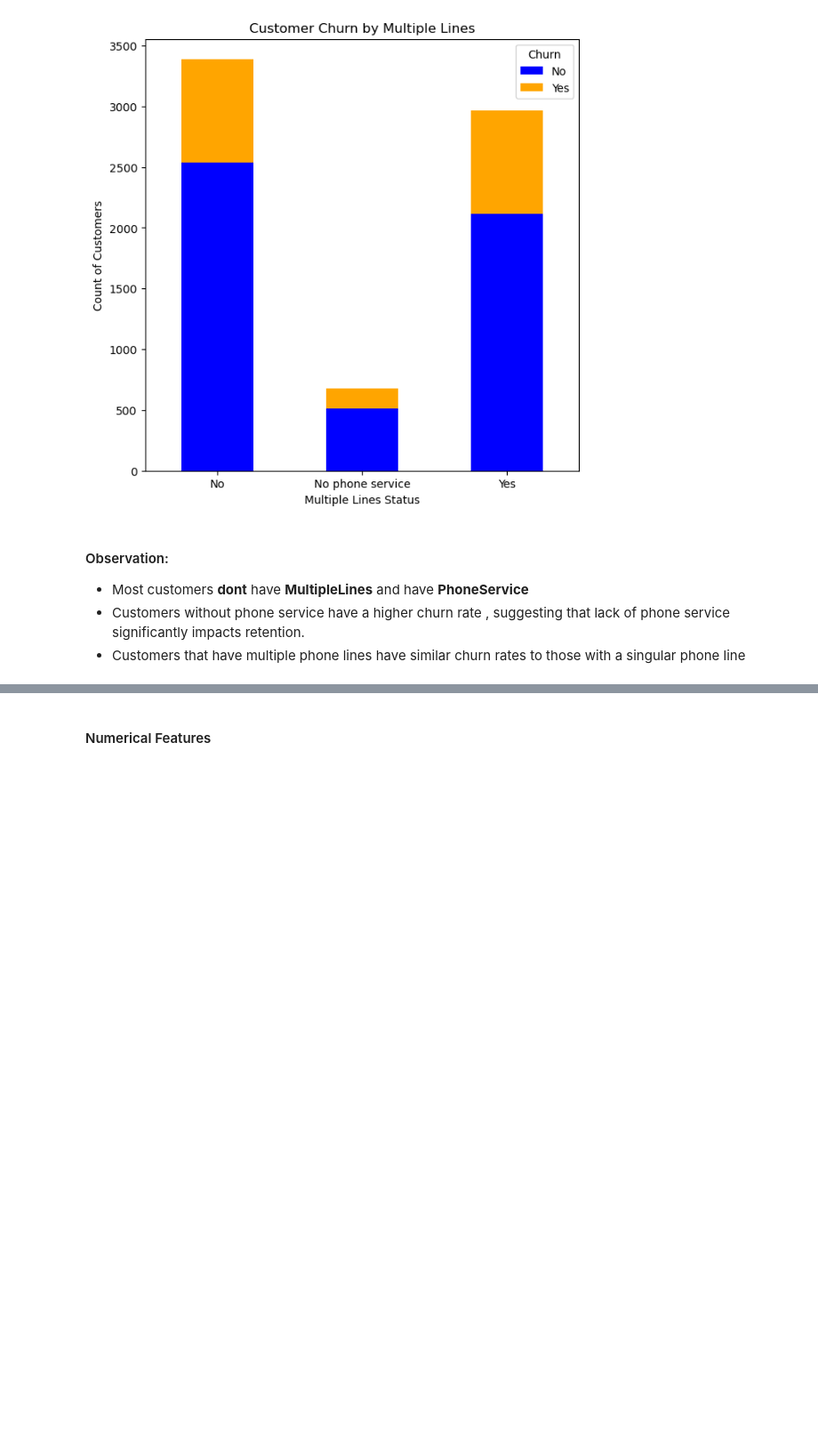
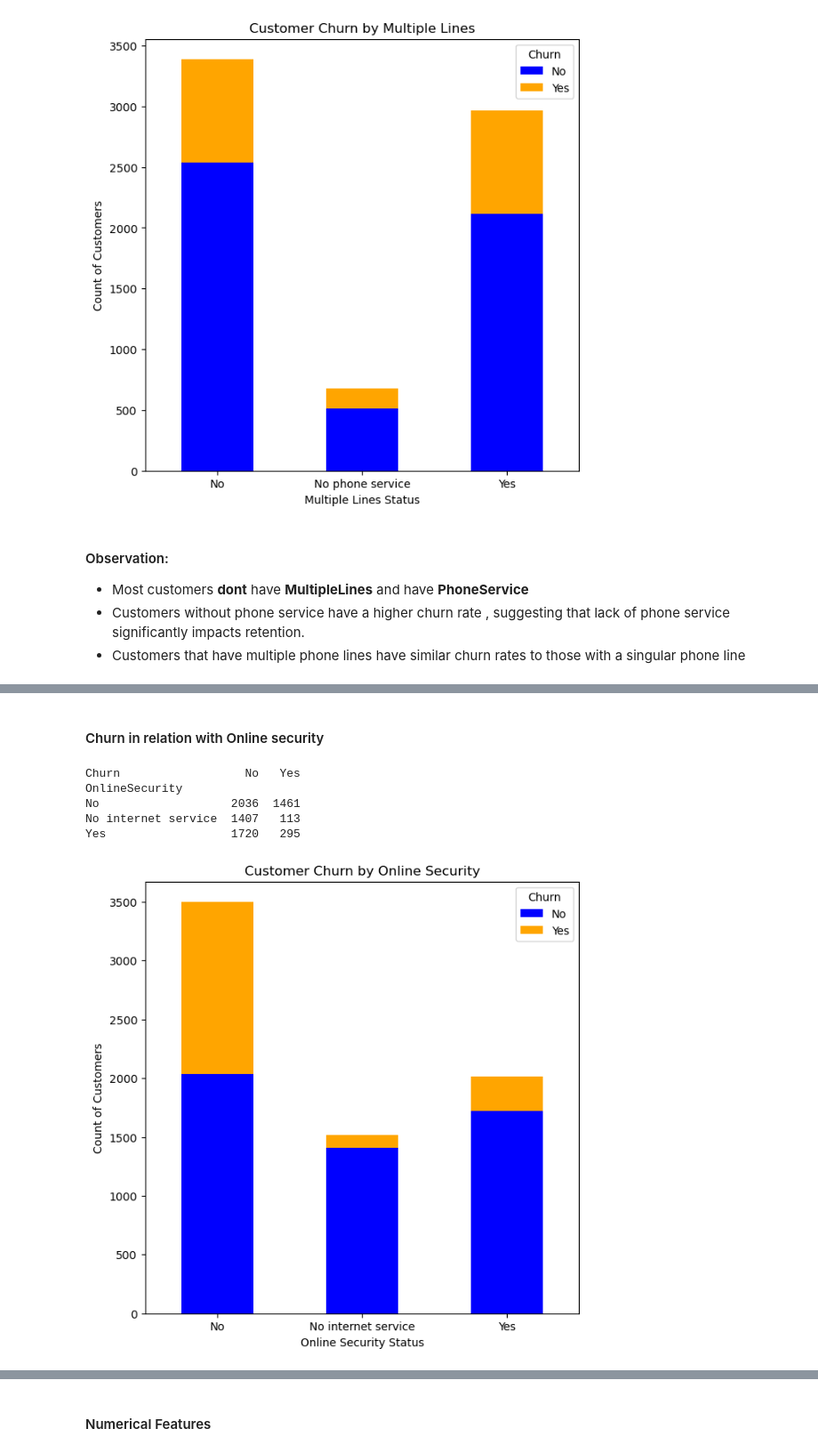
Before and after one commit to asaid03/churn-prediction, a Jupyter notebook: Telecom_Churn_EDA.ipynb, the cells around one changed output, grey strips where cells are left out. Shown: that part at 89% size. Cells and saved outputs as stored; diff of their text form; code cells hidden in the pictures; blank space fills up the shorter version.

```diff
--- a/Telecom_Churn_EDA.ipynb
+++ b/Telecom_Churn_EDA.ipynb
@@ -413,0 +441,22 @@ Yes               2117  850
+# %% [markdown]
+#### Churn in relation with Online security
+# %%
+# Group the data to get churn counts by Online Security
+churn_by_online_security = churn_data.groupby(["OnlineSecurity", "Churn"]).size().unstack()
+print(churn_by_online_security)
+
+# Plotting
+churn_by_online_security.plot(kind="bar", stacked=True, color=["blue", "orange"], figsize=(7, 7))
+plt.title("Customer Churn by Online Security")
+plt.xlabel("Online Security Status")
+plt.ylabel("Count of Customers")
+plt.xticks(rotation=0)
+plt.legend(title="Churn", labels=["No", "Yes"])
+plt.show()
+# %% [output]
+Churn                  No   Yes
+OnlineSecurity
+No                   2036  1461
+No internet service  1407   113
+Yes                  1720   295
+[figure, added]
```
Also changed, not shown: parts of 4 cells of this notebook.
